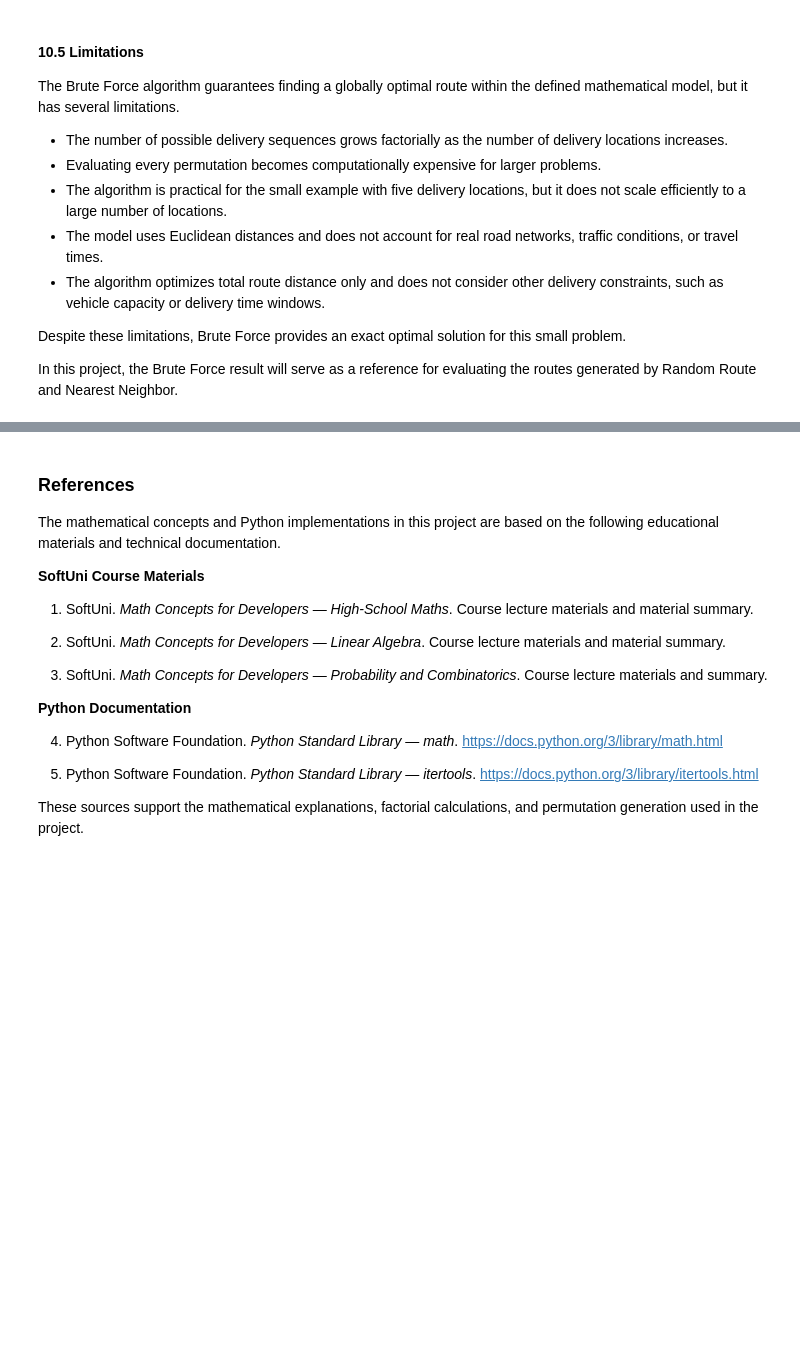
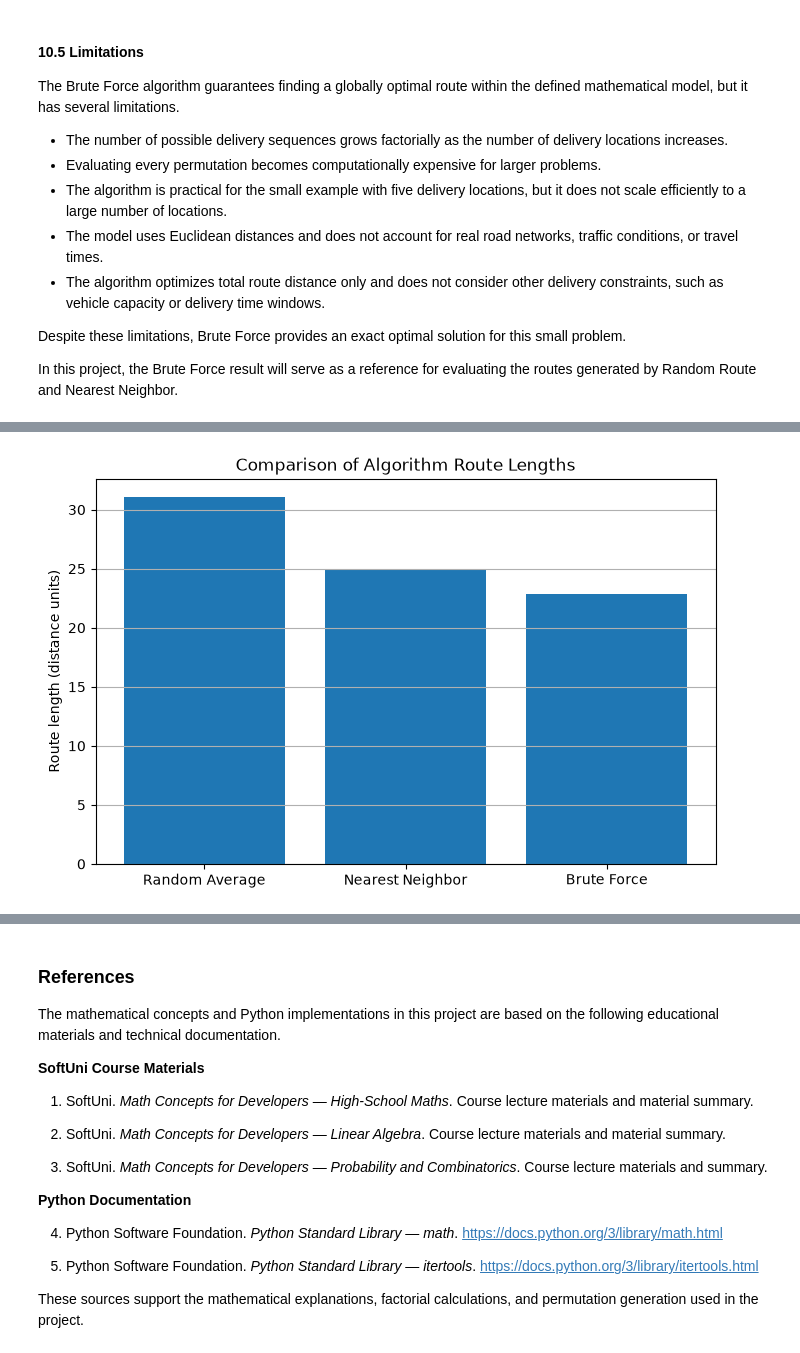
Before and after one commit to tsvetanadraganova/Math-Concepts-Final-Project, a Jupyter notebook: notebooks/route_optimization.ipynb, the cells around one changed output, grey strips where cells are left out. Saved outputs shown, nothing was run; the diff lists cells and outputs as text; code cells hidden in the pictures; blank space fills up the shorter version.

Commit message:
Add algorithm comparison, statistical analysis and reproducible results

```diff
--- a/notebooks/route_optimization.ipynb
+++ b/notebooks/route_optimization.ipynb
@@ -1217,0 +1357,13 @@ In this project, the Brute Force result will serve as a reference for evaluating
+# %%
+random.seed(42)
+
+random_route_lengths = []
+
+for i in range(100):
+    random_points = random.sample(delivery_points, 5)
+    route = ["W"] + random_points + ["W"]
+    route_length = calculate_route_length(route, locations)
+    random_route_lengths.append(route_length)
+
+print("Number of generated routes:", len(random_route_lengths))
+print("First five route lengths:", [round(length, 2) for length in random_route_lengths[:5]])
@@ -1217,0 +1373,9 @@ In this project, the Brute Force result will serve as a reference for evaluating
+# %%
+
+average_random_length = sum(random_route_lengths) / len(random_route_lengths)
+minimum_random_length = min(random_route_lengths)
+maximum_random_length = max(random_route_lengths)
+
+print("Average random route length:", round(average_random_length, 2))
+print("Minimum random route length:", round(minimum_random_length, 2))
+print("Maximum random route length:", round(maximum_random_length, 2))
@@ -1217,0 +1401,21 @@ In this project, the Brute Force result will serve as a reference for evaluating
+# %%
+
+algorithm_names = ["Random Average", "Nearest Neighbor", "Brute Force"]
+
+algorithm_distances = [
+    average_random_length,
+    nearest_neighbor_length,
+    best_distance
+]
+
+plt.figure(figsize=(8, 5))
+plt.bar(algorithm_names, algorithm_distances)
+
+plt.title("Comparison of Algorithm Route Lengths")
+plt.ylabel("Route length (distance units)")
+plt.grid(axis="y")
+
+plt.savefig("../images/algorithm_comparison.png", dpi=300, bbox_inches="tight")
+plt.show()
+# %% [output]
+[figure, added]
```
Also changed, not shown: parts of 17 cells of this notebook, 2 other files.
